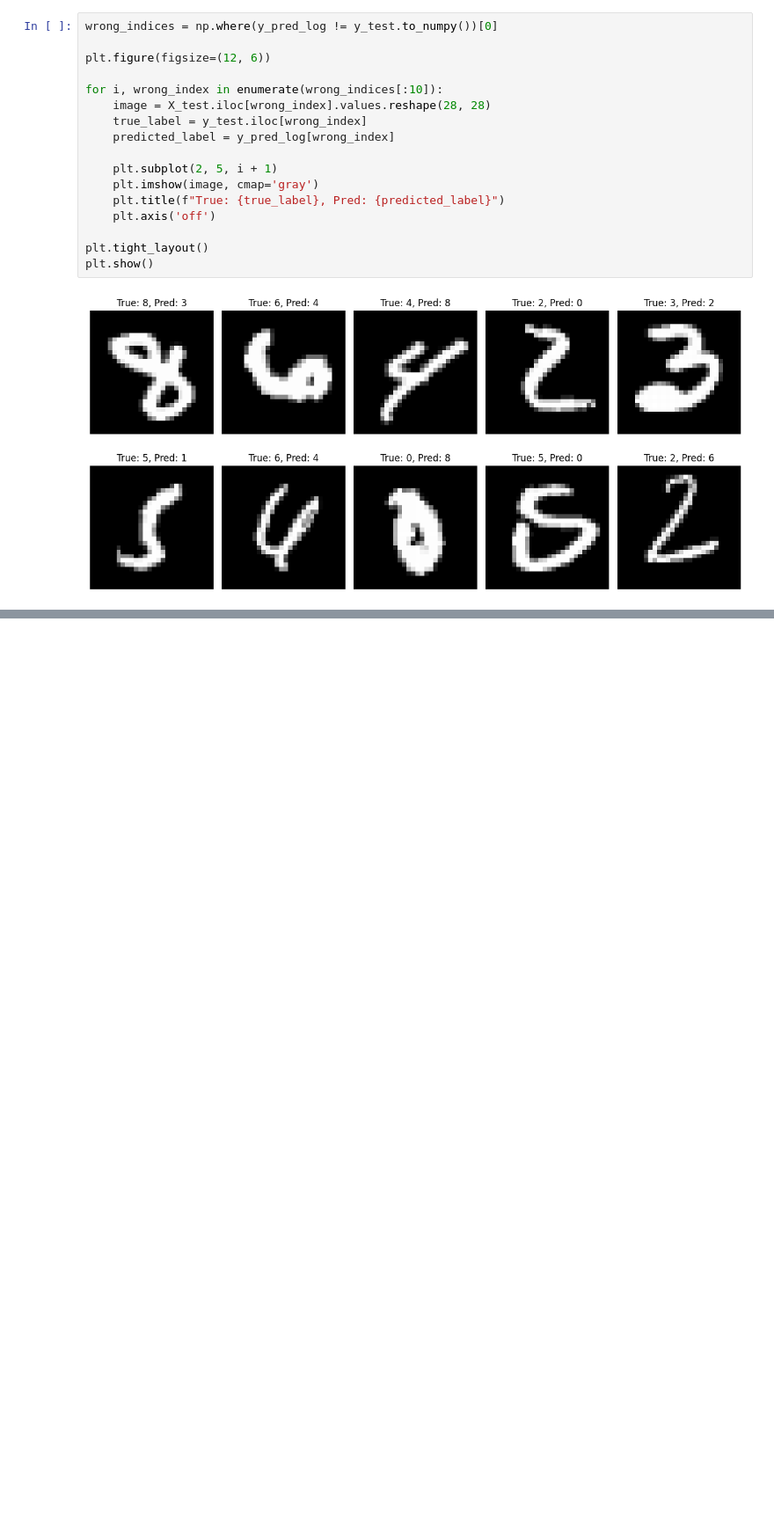
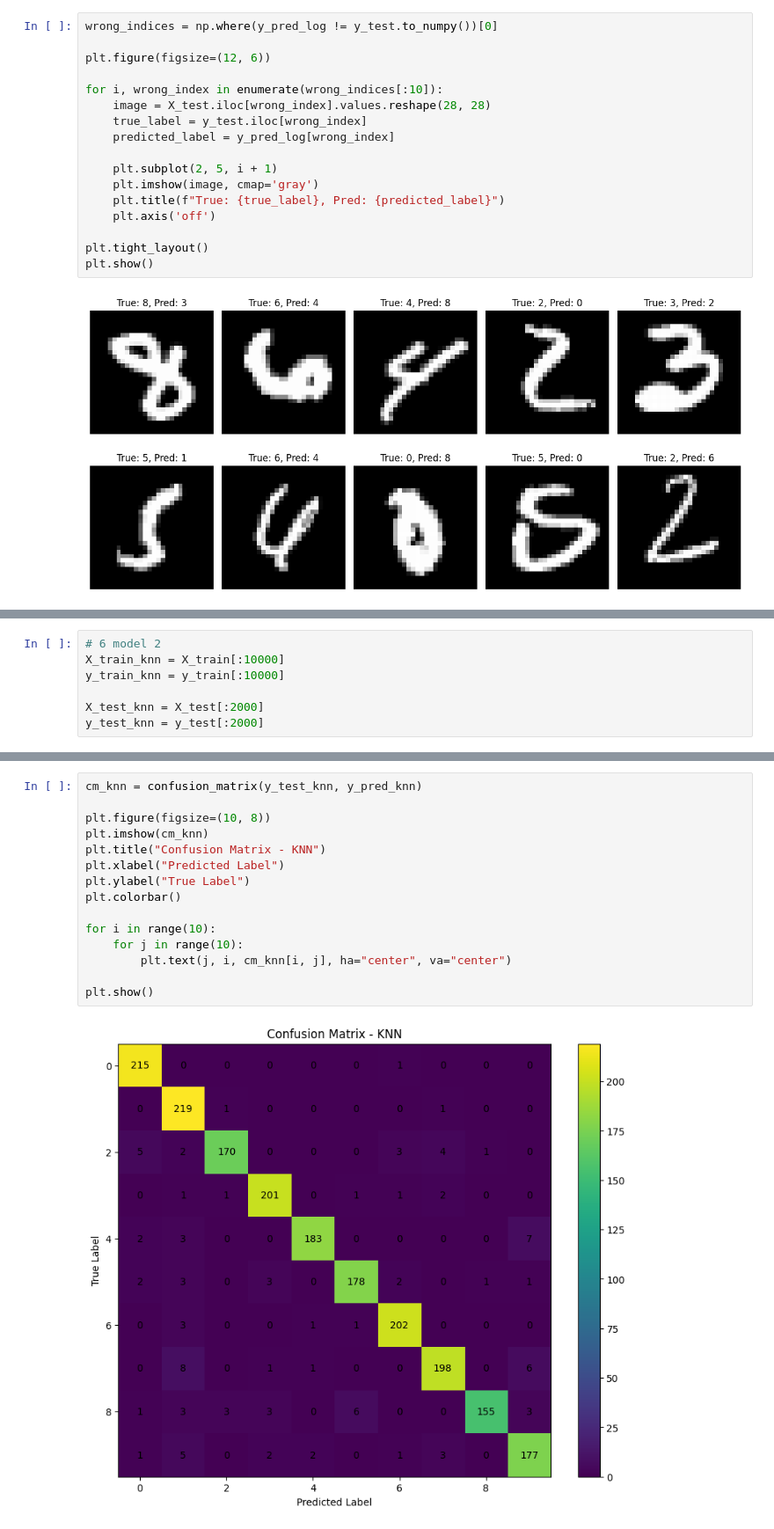
Before and after one commit to vaishnavifrsharma/MNIST-DIGIT-RECOGNIZER, a Jupyter notebook: MNIST_pynb.ipynb, the cells around one changed output, grey strips where cells are left out. Shown at 88% size. Drawn from its saved outputs; the diff is of its cells as text; blank space fills up the shorter version.

Commit message:
Add KNN model and hyperparameter comparison

```diff
--- a/MNIST_pynb.ipynb
+++ b/MNIST_pynb.ipynb
@@ -113,0 +114,7 @@ plt.show()
+# %%
+# 6 model 2
+X_train_knn = X_train[:10000]
+y_train_knn = y_train[:10000]
+
+X_test_knn = X_test[:2000]
+y_test_knn = y_test[:2000]
@@ -113,0 +152,17 @@ plt.show()
+# %%
+cm_knn = confusion_matrix(y_test_knn, y_pred_knn)
+
+plt.figure(figsize=(10, 8))
+plt.imshow(cm_knn)
+plt.title("Confusion Matrix - KNN")
+plt.xlabel("Predicted Label")
+plt.ylabel("True Label")
+plt.colorbar()
+
+for i in range(10):
+    for j in range(10):
+        plt.text(j, i, cm_knn[i, j], ha="center", va="center")
+
+plt.show()
+# %% [output]
+[figure, added]
```
Also changed, not shown: parts of 10 cells of this notebook.
